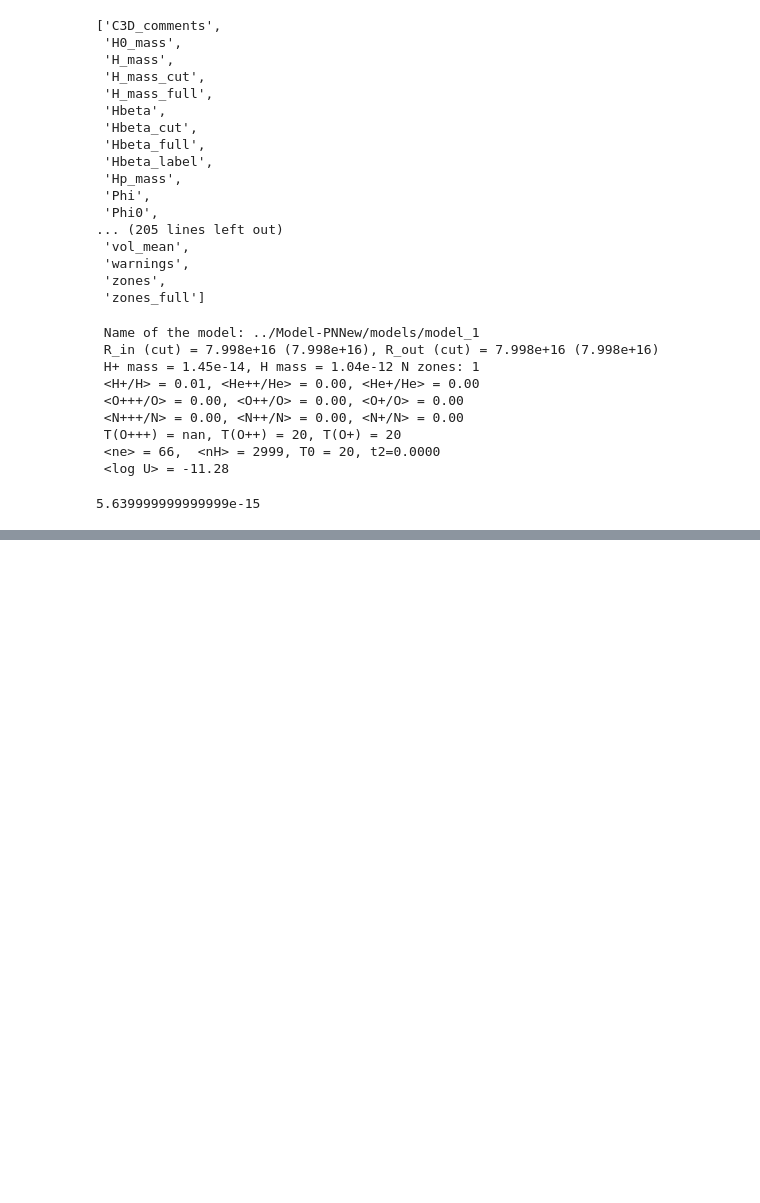
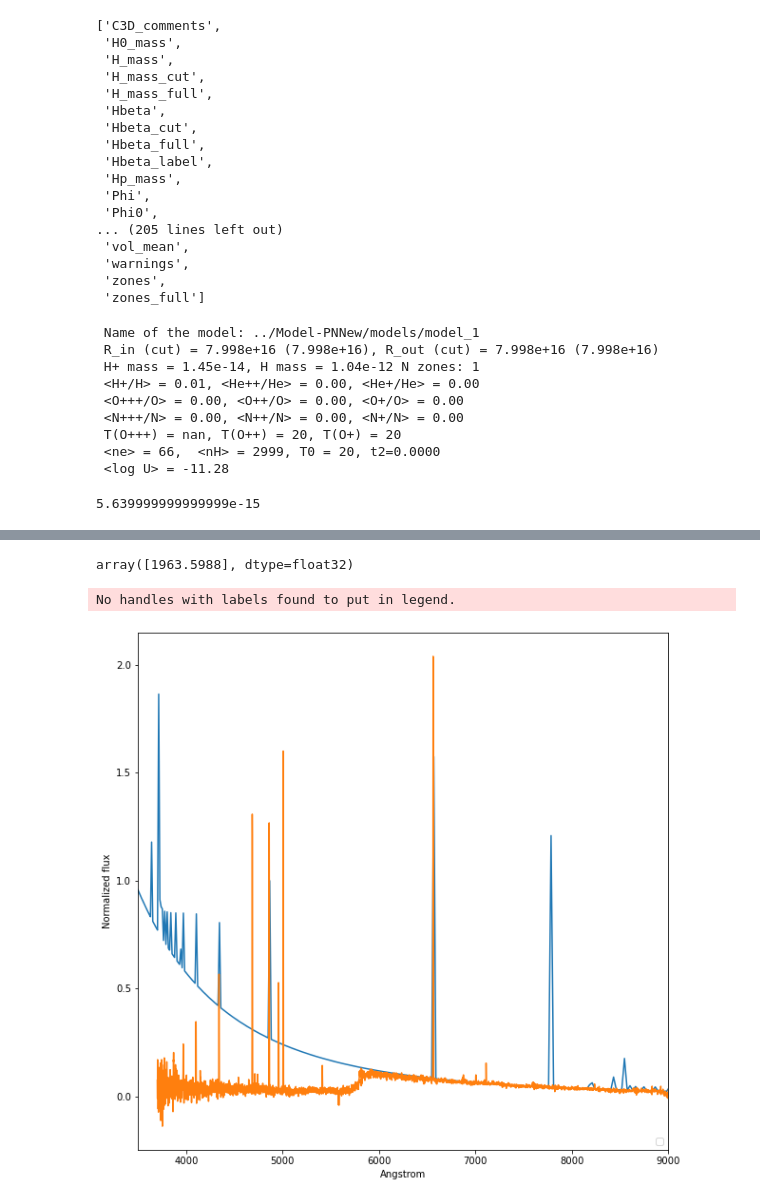
Before and after one commit to AngelGSoto/PNe-LAMOST, a Jupyter notebook: notebook/try-reproduce-spectra-pyCloudy.ipynb, the cells around one changed output, grey strips where cells are left out. Drawn from its saved outputs; the diff is of its cells as text; code cells hidden in the pictures; blank space fills up the shorter version.

```diff
--- a/notebook/try-reproduce-spectra-pyCloudy.ipynb
+++ b/notebook/try-reproduce-spectra-pyCloudy.ipynb
@@ -164,0 +238,25 @@ plt.legend(loc=4);
+# %%
+flux_m = data_mask["Flux"] / HBeta["Flux"]
+# %%
+# Our PN
+wl_hbeta_our = closest(wl, 4861.333)
+# %%
+MaskHbeta_our = wl == wl_hbeta_our
+flux_HBeta_our = Flux[MaskHbeta_our]
+flux_HBeta_our
+# %% [output]
+array([1963.5988], dtype=float32)
+# %%
+flux_our = Flux / flux_HBeta_our
+# %%
+plt.figure(figsize=(10,10))
+plt.plot(data_mask["Wl"], flux_m)#, label = 'total')
+plt.plot(wl, flux_our)#, label = 'total')
+plt.xlim((3500, 9000))
+#plt.ylim((-0.1, 10e-9))
+plt.xlabel('Angstrom')
+plt.ylabel('Normalized flux')
+plt.legend(loc=4);
+# %% [output]
+No handles with labels found to put in legend.
+[figure, added]
```
Also changed, not shown: parts of 16 cells of this notebook, 24 other files.
